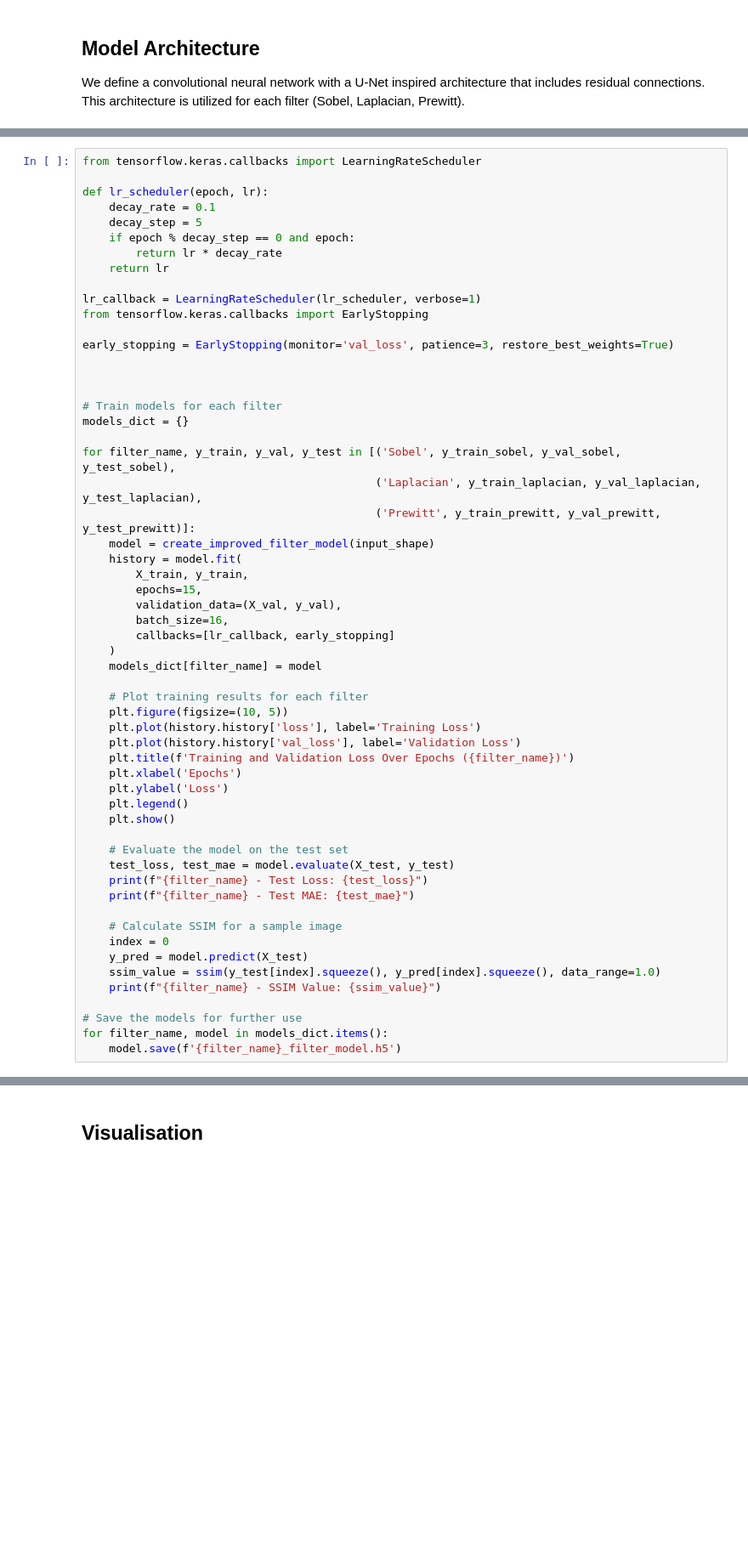
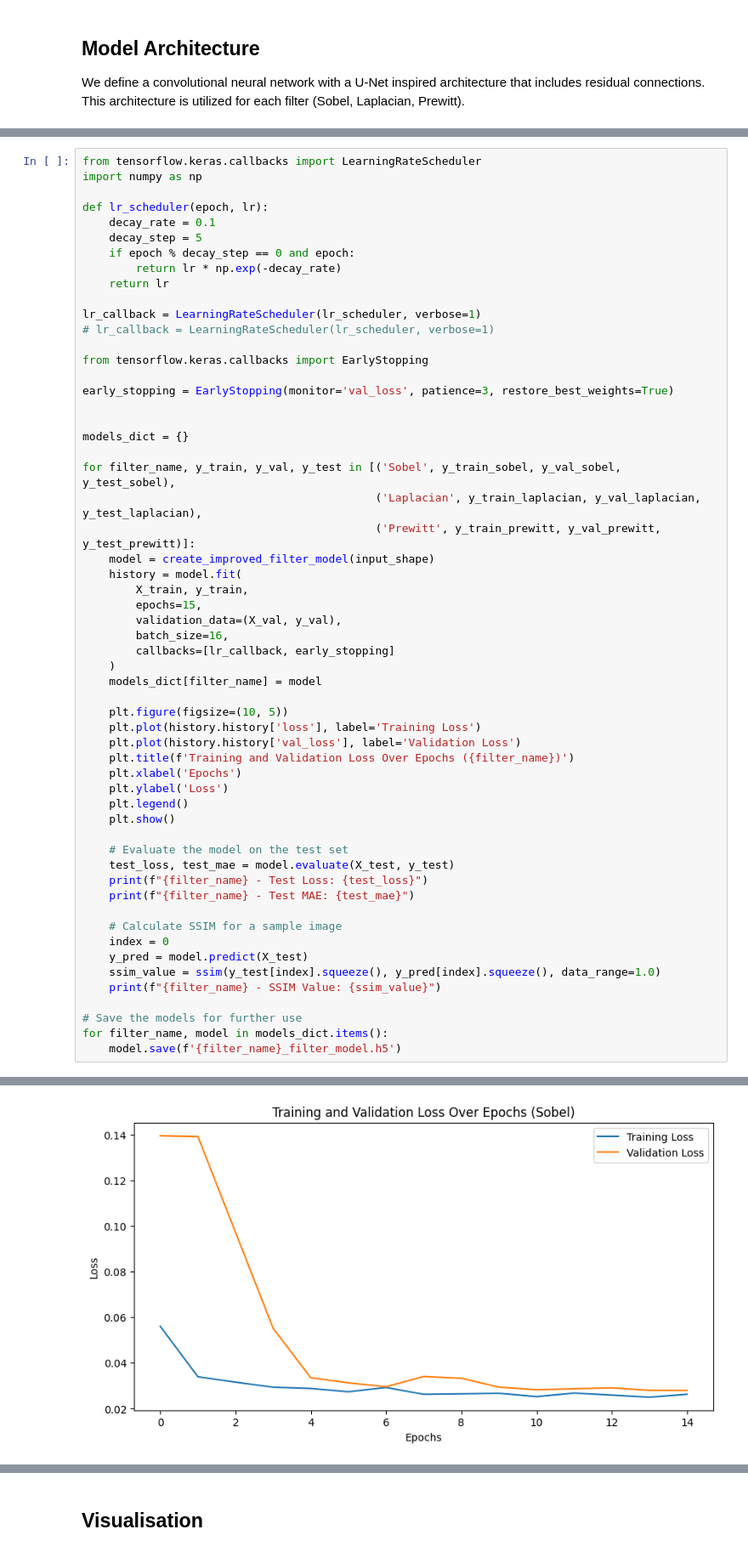
Before and after one commit to Soham-Gaonkar/NeuralNet_SobelFilter, a Jupyter notebook: nn-multiplefilters.ipynb, the cells around one changed output, grey strips where cells are left out. Shown: that part at 85% size. Saved outputs shown, nothing was run; the diff lists cells and outputs as text; blank space fills up the shorter version.

```diff
--- a/nn-multiplefilters.ipynb
+++ b/nn-multiplefilters.ipynb
@@ -151,21 +152,22 @@ Using TensorFlow's MirroredStrategy, we distribute the training across multiple
 # %%
 from tensorflow.keras.callbacks import LearningRateScheduler
+import numpy as np
 
 def lr_scheduler(epoch, lr):
     decay_rate = 0.1
     decay_step = 5
     if epoch % decay_step == 0 and epoch:
-        return lr * decay_rate
+        return lr * np.exp(-decay_rate)
     return lr
 
 lr_callback = LearningRateScheduler(lr_scheduler, verbose=1)
+# lr_callback = LearningRateScheduler(lr_scheduler, verbose=1)
+
 from tensorflow.keras.callbacks import EarlyStopping
 
 early_stopping = EarlyStopping(monitor='val_loss', patience=3, restore_best_weights=True)
 
 
-
-# Train models for each filter
 models_dict = {}
 
 for filter_name, y_train, y_val, y_test in [('Sobel', y_train_sobel, y_val_sobel, y_test_sobel),
@@ -181,7 +183,6 @@ for filter_name, y_train, y_val, y_test in [('Sobel', y_train_sobel, y_val_sobel
     )
     models_dict[filter_name] = model
 
-    # Plot training results for each filter
     plt.figure(figsize=(10, 5))
     plt.plot(history.history['loss'], label='Training Loss')
     plt.plot(history.history['val_loss'], label='Validation Loss')
@@ -205,3 +206,4 @@ for filter_name, y_train, y_val, y_test in [('Sobel', y_train_sobel, y_val_sobel
 # Save the models for further use
 for filter_name, model in models_dict.items():
     model.save(f'{filter_name}_filter_model.h5')
+# %% [output]
@@ -207,0 +227 @@ for filter_name, model in models_dict.items():
+[figure, added]
```
Also changed, not shown: parts of 6 cells of this notebook.
